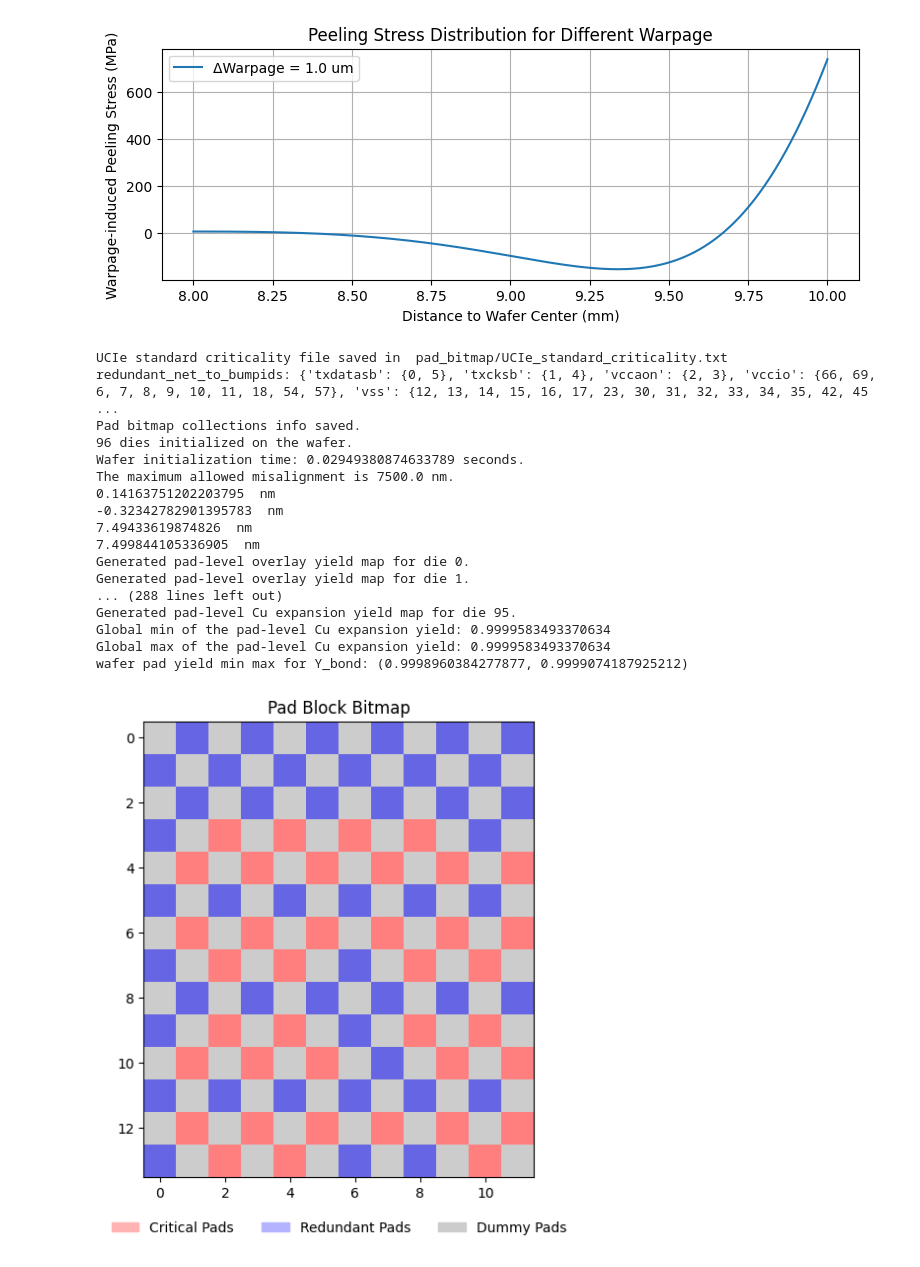
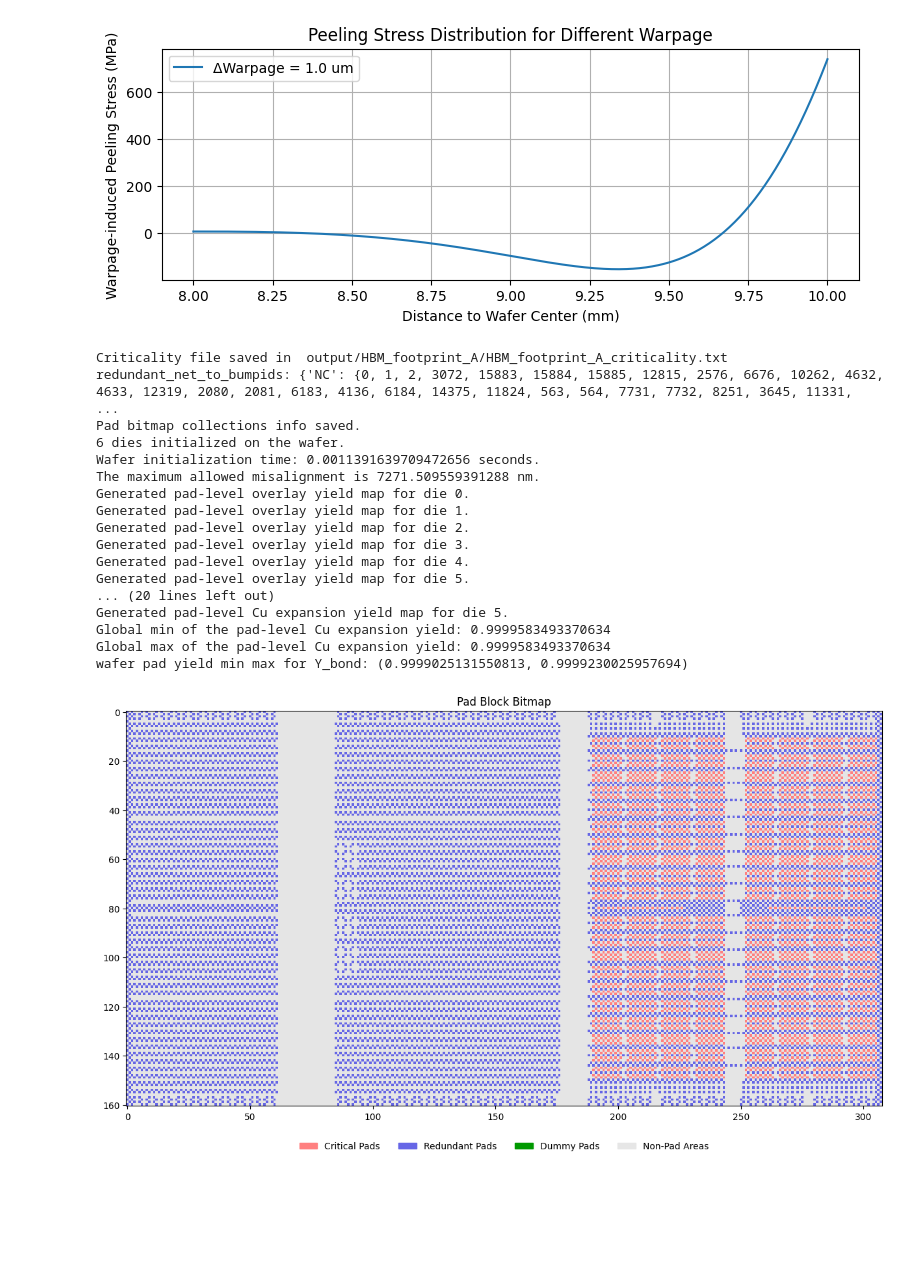
Before and after one commit to nanocad-lab/YAP, a Jupyter notebook: W2W/calculator_main.ipynb, the cells around one changed output. Drawn from its saved outputs; the diff is of its cells as text; code cells hidden in the pictures; blank space fills up the shorter version.

```diff
--- a/W2W/calculator_main.ipynb
+++ b/W2W/calculator_main.ipynb
@@ -98,41 +98,41 @@ p_max (Pa) = 740690787.1412724
 [figure]
 # %%
 # Load configuration
-cfg = load_modeling_config(path='configs/config.yaml',
+cfg = load_modeling_config(path='configs/HBM_footprint_A_config.yaml',
                      mode='w2w_modeling',
                      debug=False)
 if not os.path.exists('output/' + cfg.DESIGN):
     os.makedirs('output/' + cfg.DESIGN)
 
 # Update above parameters in the configuration
 update_config_items(cfg=cfg, mode='w2w_modeling')
 
 pad_bitmap_collection = convert_3dblox_to_pad_bitmap(cfg=cfg,
-                                            blox_bmap_path='input/UCIe_standard.bmap',
+                                            blox_bmap_path='input/' + cfg.DESIGN + '.bmap',
                                             pad_arrange_pattern=cfg.PAD_ARRANGE_PATTERN)
 
 start_time = time.time()
 # Calculate the yield
 Pad_Yield_Map_Generator(
     cfg=cfg,
     pad_bitmap_collection=pad_bitmap_collection,
 )
 # %% [output]
-UCIe standard criticality file saved in  pad_bitmap/UCIe_standard_criticality.txt
-redundant_net_to_bumpids: {'txdatasb': {0, 5}, 'txcksb': {1, 4}, 'vccaon': {2, 3}, 'vccio': {66, 69, 6, 7, 8, 9, 10, 11, 18, 54, 57}, 'vss': {12, 13, 14, 15, 16, 17, 23, 30, 31, 32, 33, 34, 35, 42, 45 ...
+Criticality file saved in  output/HBM_footprint_A/HBM_footprint_A_criticality.txt
+redundant_net_to_bumpids: {'NC': {0, 1, 2, 3072, 15883, 15884, 15885, 12815, 2576, 6676, 10262, 4632, 4633, 12319, 2080, 2081, 6183, 4136, 6184, 14375, 11824, 563, 564, 7731, 7732, 8251, 3645, 11331,  ...
 Pad bitmap collections info saved.
-96 dies initialized on the wafer.
-Wafer initialization time: 0.02949380874633789 seconds.
-The maximum allowed misalignment is 7500.0 nm.
-0.14163751202203795  nm
--0.32342782901395783  nm
-7.49433619874826  nm
-7.499844105336905  nm
+6 dies initialized on the wafer.
+Wafer initialization time: 0.0011391639709472656 seconds.
+The maximum allowed misalignment is 7271.509559391288 nm.
 Generated pad-level overlay yield map for die 0.
 Generated pad-level overlay yield map for die 1.
-... (288 lines left out)
-Generated pad-level Cu expansion yield map for die 95.
+Generated pad-level overlay yield map for die 2.
+Generated pad-level overlay yield map for die 3.
+Generated pad-level overlay yield map for die 4.
+Generated pad-level overlay yield map for die 5.
+... (20 lines left out)
+Generated pad-level Cu expansion yield map for die 5.
 Global min of the pad-level Cu expansion yield: 0.9999583493370634
 Global max of the pad-level Cu expansion yield: 0.9999583493370634
-wafer pad yield min max for Y_bond: (0.9998960384277877, 0.9999074187925212)
+wafer pad yield min max for Y_bond: (0.9999025131550813, 0.9999230025957694)
-[figure, old version]
+[figure, new version]
```
Also changed, not shown: parts of 1 cell of this notebook, 27 other files.
